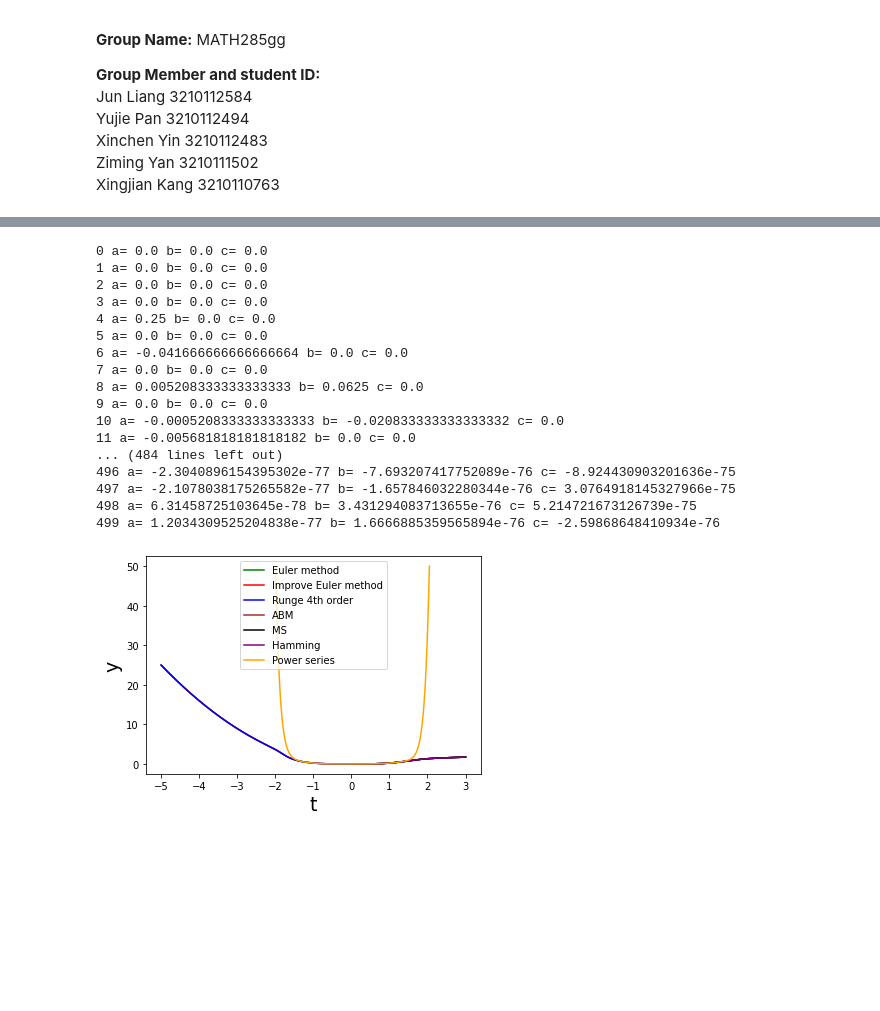
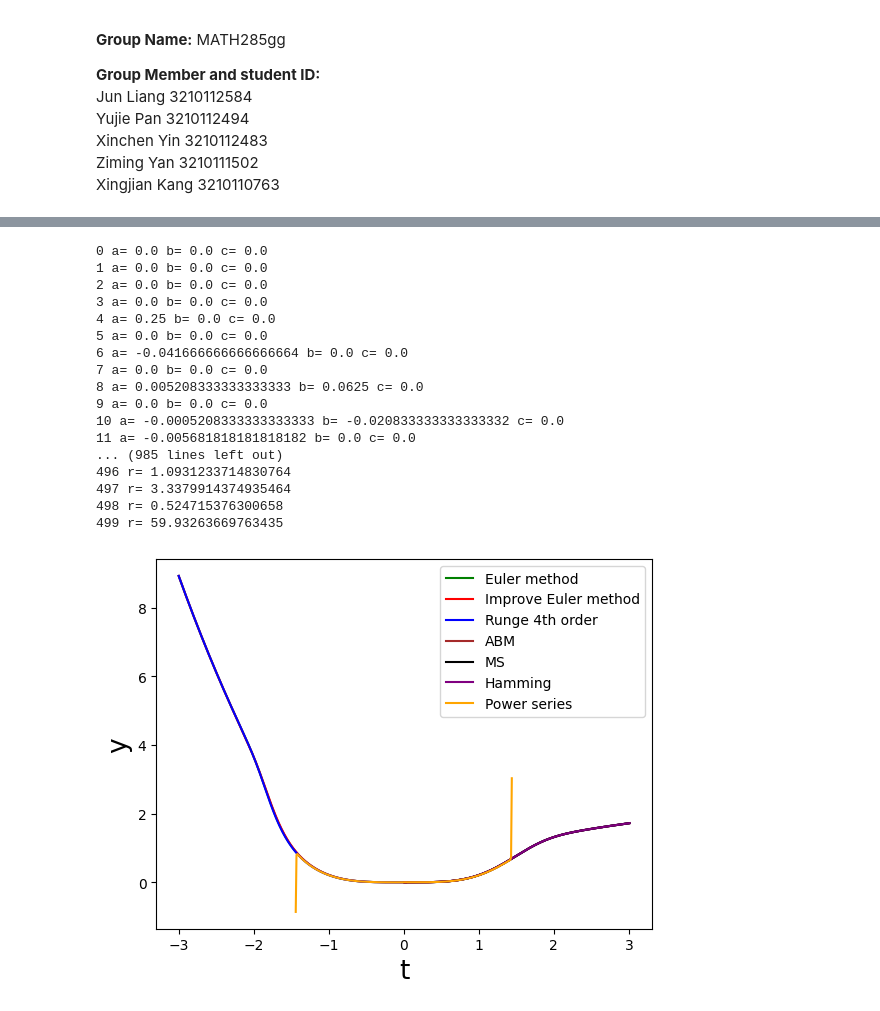
Before and after one commit to junl666/MATH285-Lab-ZJUI-SP23, a Jupyter notebook: math285_lab.ipynb, the cells around one changed output, grey strips where cells are left out. Drawn from its saved outputs; the diff is of its cells as text; code cells hidden in the pictures; blank space fills up the shorter version.

```diff
--- a/math285_lab.ipynb
+++ b/math285_lab.ipynb
@@ -248,30 +248,28 @@ class NumericalSols:
         b = np.zeros(10000, dtype=float)
         c = np.zeros(10000, dtype=float)
 
+        n_pwr = 501
+        # manully calculate
         a[0] = self.y_0
-
         self.help_bc(a, b, c, 0)
-        #a[1] = c[0]
-        a[1] = a[0]
-
+        a[1] = c[0]
         self.help_bc(a, b, c, 1)
         a[2] = (c[1]-a[0])/2
-
         self.help_bc(a, b, c, 2)
         a[3] = (c[2]-b[0]-a[1])/3
-
         self.help_bc(a, b, c, 3)
         a[4] = (c[3]-b[1]-a[2]+1)/4
 
-        for i in range(4,500):
+        for i in range(4,n_pwr):
             self.help_bc(a, b, c, i)
             a[i+1] = (c[i]-b[i-2]-a[i-1])/(i+1)
 
-        for i in range(500):
+        for i in range(n_pwr):
             print(i, "a=", a[i], "b=", b[i], "c=", c[i])
+        self.help_radius(a, n_pwr)
 
-        self.help_PwrSrs(a, b, c, -1)
-        self.help_PwrSrs(a, b, c, 1)
+        self.help_PwrSrs(a, b, c, -1, n_pwr)
+        self.help_PwrSrs(a, b, c, 1, n_pwr)
 
     def help_bc(self, a, b, c, i):
         for j in range(i+1):
@@ -279,7 +277,7 @@ class NumericalSols:
         for j in range(i+1):
             c[i] += a[j]*b[i-j]
 
-    def help_PwrSrs(self, a, b, c, dir):
+    def help_PwrSrs(self, a, b, c, dir, n):
         i = 1
         y_n = t_n = 0
         while (t_n>=self.lower_bound and t_n<=self.upper_bound):
@@ -296,14 +294,17 @@ class NumericalSols:
                 self.t_all.insert(0, t_n)
 
             y_n = 0
-            for i in range(20):
+            for i in range(n):
                 y_n += a[i] * (t_n ** i)
             if(abs(y_n)>50): break
 
             t_n = t_n + dir* self.step
 
+    def help_radius(self, a, n):
+        for i in range(n-1):
+            print(i, "r=", abs(a[i]/a[i+1]))
 
-
+    # Draw
     def draw(self):
         plt.xlabel('t', fontsize=19)
         plt.ylabel('y', fontsize=19)
@@ -434,29 +435,29 @@ Runge.draw()
 # %%
 # IVP1, compare methods with different steps
-l_bound = -5
+l_bound = -3
 r_bound = 3
 # plotDiffMethods(0, 0.1, l_bound, r_bound)  # step == 0.1
 #plotDiffMethods(0, 0.05, l_bound, r_bound) # step == 0.05
-plotDiffMethods(0, 0.0001, l_bound, r_bound) # step == 0.01
+plotDiffMethods(0, 0.01, l_bound, r_bound) # step == 0.01
 # %% [output]
 0 a= 0.0 b= 0.0 c= 0.0
 1 a= 0.0 b= 0.0 c= 0.0
 2 a= 0.0 b= 0.0 c= 0.0
 3 a= 0.0 b= 0.0 c= 0.0
 4 a= 0.25 b= 0.0 c= 0.0
 5 a= 0.0 b= 0.0 c= 0.0
 6 a= -0.041666666666666664 b= 0.0 c= 0.0
 7 a= 0.0 b= 0.0 c= 0.0
 8 a= 0.005208333333333333 b= 0.0625 c= 0.0
 9 a= 0.0 b= 0.0 c= 0.0
 10 a= -0.0005208333333333333 b= -0.020833333333333332 c= 0.0
 11 a= -0.005681818181818182 b= 0.0 c= 0.0
-... (484 lines left out)
-496 a= -2.3040896154395302e-77 b= -7.693207417752089e-76 c= -8.924430903201636e-75
-497 a= -2.1078038175265582e-77 b= -1.657846032280344e-76 c= 3.0764918145327966e-75
-498 a= 6.31458725103645e-78 b= 3.431294083713655e-76 c= 5.214721673126739e-75
-499 a= 1.2034309525204838e-77 b= 1.6666885359565894e-76 c= -2.59868648410934e-76
+... (985 lines left out)
+496 r= 1.0931233714830764
+497 r= 3.3379914374935464
+498 r= 0.524715376300658
+499 r= 59.93263669763435
-[figure, old version]
+[figure, new version]
 # %%
 # IVP2, compare methods with different steps
 l_bound = -1
```
Also changed, not shown: parts of 9 cells of this notebook.
